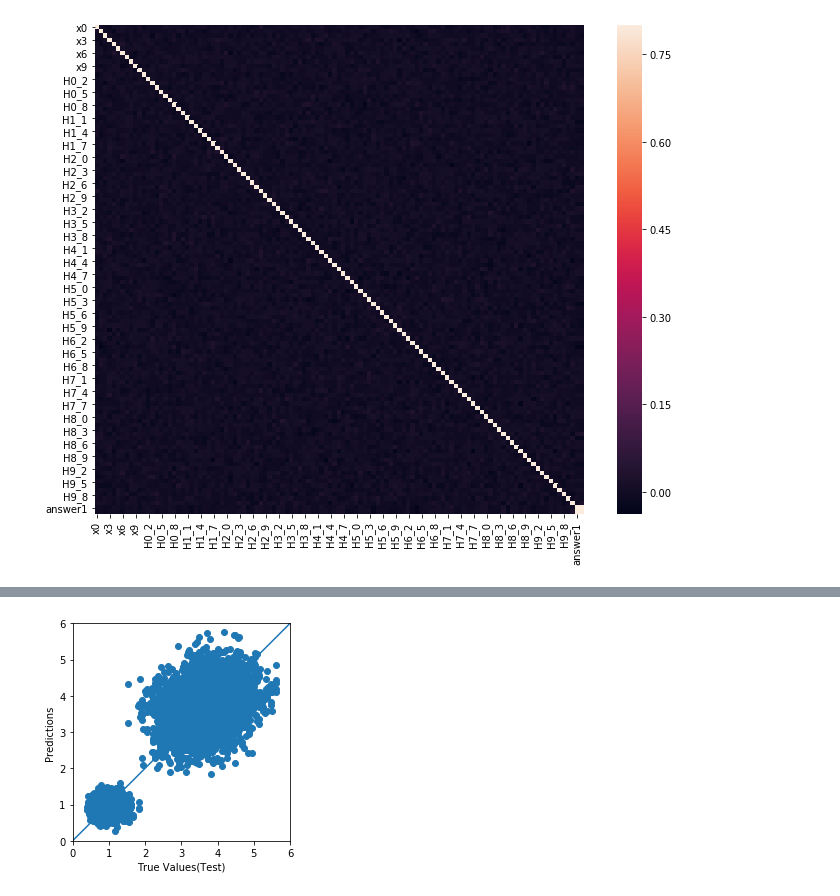
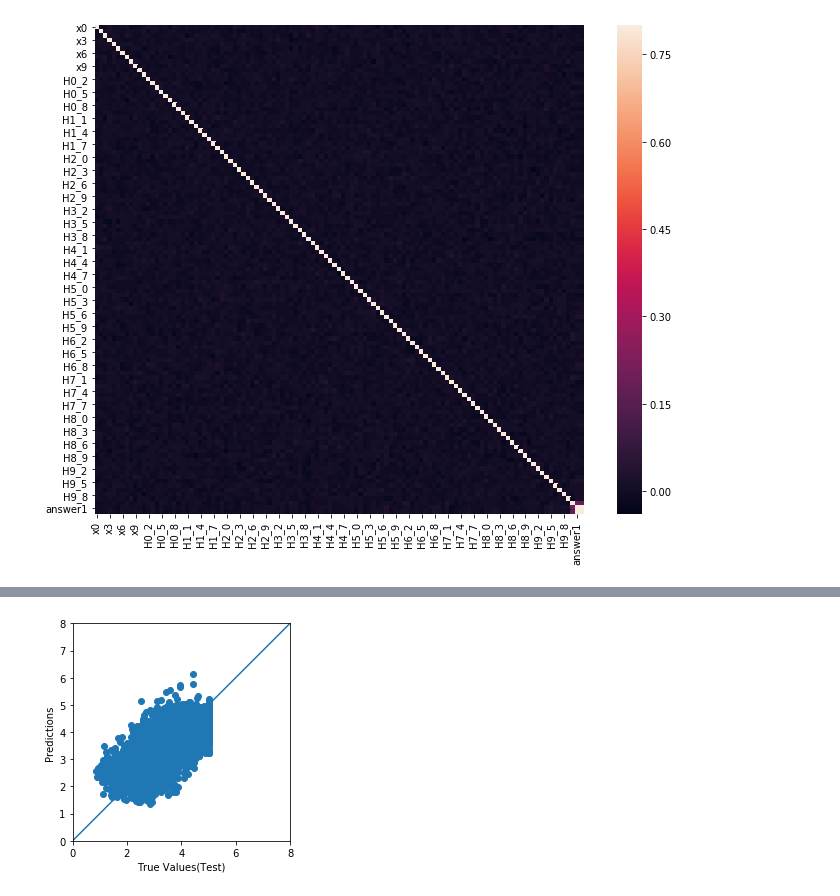
Before and after one commit to SINAABBASI/SphereDecoding, a Jupyter notebook: DNN/DNN.ipynb, the cells around one changed output, grey strips where cells are left out. Cells and saved outputs as stored; diff of their text form; code cells hidden in the pictures.

Commit message:
data is ready again!

```diff
--- a/DNN/DNN.ipynb
+++ b/DNN/DNN.ipynb
@@ -16,4 +15,4 @@ Using TensorFlow backend.
 # %%
-df_train = pd.read_csv('./dataSets/Train_set.csv', index_col=0)
+df_train = pd.read_csv('./dataSets/Train_set16dB.csv', index_col=0)
 df_train.head()
 # %% [output]
@@ -50,9 +47,9 @@ X_train,X_test,Y_train,Y_test=train_test_split(X,Y,test_size=0.2)
 # %%
 from keras.optimizers import Adam
 model = Sequential()
-model.add(Dense(256, input_dim=X_train.shape[1], activation='relu'))
+model.add(Dense(128, input_dim=X_train.shape[1], activation='relu'))
 # model.add(Dense(64, activation='relu'))
-# model.add(Dense(32, activation='relu'))
+# model.add(Dense(8, activation='relu'))
 model.add(Dense(3,activation='linear'))
 # Compile model
 #
@@ -72,8 +69,8 @@ Trainable params: 29,187
 Non-trainable params: 0
 _________________________________________________________________
 # %%
-from keras.callbacks import EarlyStopping
-earlystopper = EarlyStopping(monitor='val_loss', min_delta=0, patience=25, verbose=1, mode='auto')
-#
-history = model.fit(X_train, Y_train, validation_split=0.2, epochs=150,batch_size=20,shuffle=True,callbacks=[earlystopper],verbose=0)
+
+earlystopper = EarlyStopping(monitor='val_loss', min_delta=0, patience=5, verbose=1, mode='auto')
+
+history = model.fit(X_train, Y_train, validation_split=0.2, epochs=150,batch_size=20,shuffle=True,verbose=0,callbacks=[earlystopper])
 # %% [output]
@@ -126,24 +137,14 @@ id
 # %%
-# test_predictions = model.predict(X_train).flatten()
-
-# a = plt.axes(aspect='equal')
-# plt.scatter(Y_train, test_predictions)
-# plt.xlabel('True Values(Train)')
-# plt.ylabel('Predictions')
-# lims = [0,6]
-# plt.xlim(lims)
-# plt.ylim(lims)
-# plt.plot(lims, lims)
 
 test_predictions = model.predict(X_test).flatten()
 
 b = plt.axes(aspect='equal')
 plt.scatter(Y_test, test_predictions)
 plt.xlabel('True Values(Test)')
 plt.ylabel('Predictions')
-lims = [0,6]
+lims = [0,8]
 plt.xlim(lims)
 plt.ylim(lims)
 _ = plt.plot(lims, lims)
 # %% [output]
-[figure, old version]
+[figure, new version]
```
Also changed, not shown: parts of 12 cells of this notebook, 15 other files.
